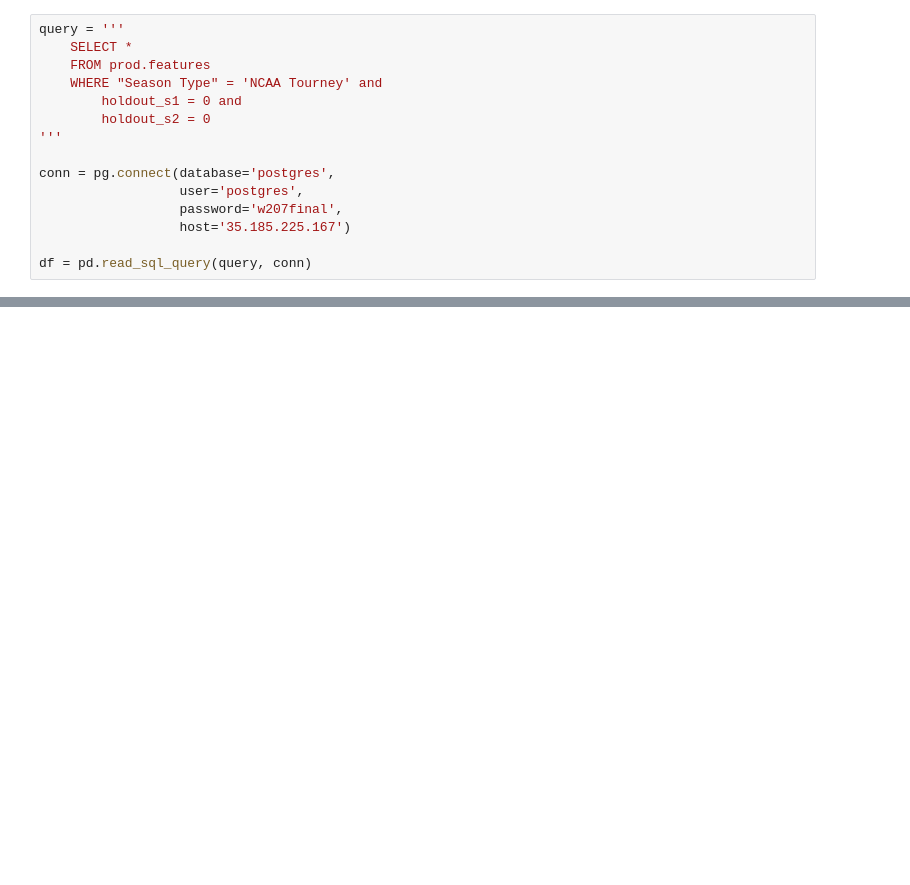
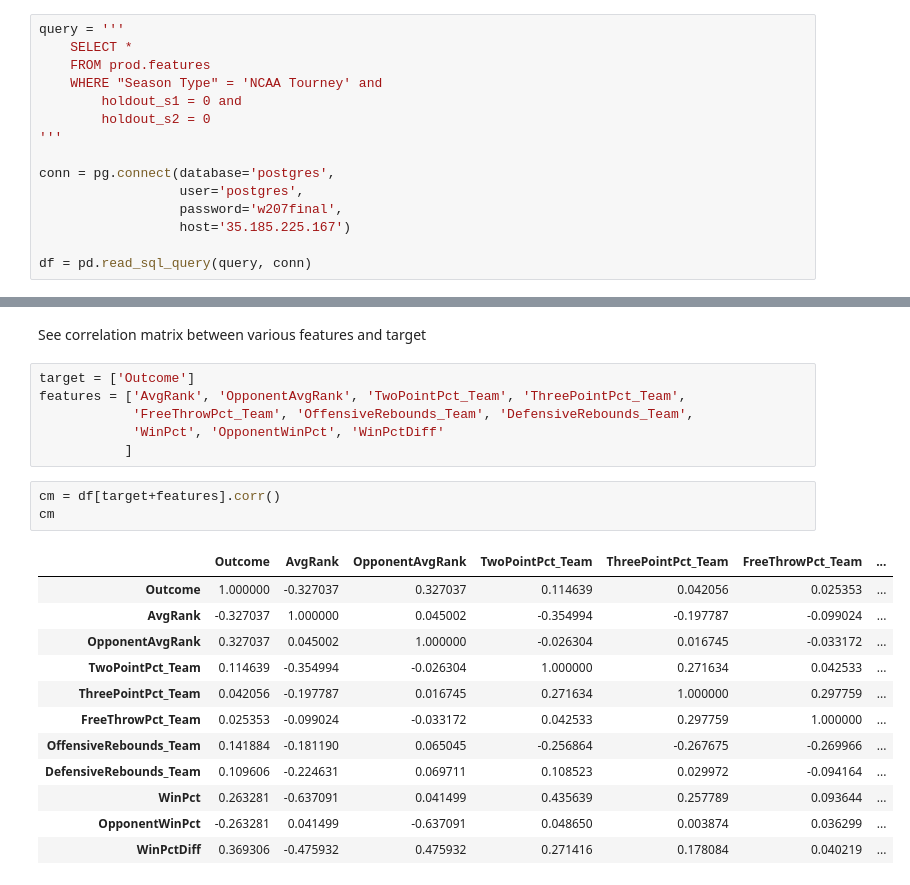
Before and after one commit to elyliu/mids-w207-final_proj-ncaa, a Jupyter notebook: Steve/01-eda-features.ipynb, the cells around one changed output, grey strips where cells are left out. Drawn from its saved outputs; the diff is of its cells as text; blank space fills up the shorter version.

```diff
--- a/Steve/01-eda-features.ipynb
+++ b/Steve/01-eda-features.ipynb
@@ -62,0 +66,24 @@ dtype: int64
+# %% [markdown]
+See correlation matrix between various features and target
+# %%
+target = ['Outcome']
+features = ['AvgRank', 'OpponentAvgRank', 'TwoPointPct_Team', 'ThreePointPct_Team',
+            'FreeThrowPct_Team', 'OffensiveRebounds_Team', 'DefensiveRebounds_Team',
+            'WinPct', 'OpponentWinPct', 'WinPctDiff'
+           ]
+# %%
+cm = df[target+features].corr()
+cm
+# %% [output]
+|  | Outcome | AvgRank | OpponentAvgRank | TwoPointPct_Team | ThreePointPct_Team | FreeThrowPct_Team | ... |
+| Outcome | 1.000000 | -0.327037 | 0.327037 | 0.114639 | 0.042056 | 0.025353 | ... |
+| AvgRank | -0.327037 | 1.000000 | 0.045002 | -0.354994 | -0.197787 | -0.099024 | ... |
+| OpponentAvgRank | 0.327037 | 0.045002 | 1.000000 | -0.026304 | 0.016745 | -0.033172 | ... |
+| TwoPointPct_Team | 0.114639 | -0.354994 | -0.026304 | 1.000000 | 0.271634 | 0.042533 | ... |
+| ThreePointPct_Team | 0.042056 | -0.197787 | 0.016745 | 0.271634 | 1.000000 | 0.297759 | ... |
+| FreeThrowPct_Team | 0.025353 | -0.099024 | -0.033172 | 0.042533 | 0.297759 | 1.000000 | ... |
+| OffensiveRebounds_Team | 0.141884 | -0.181190 | 0.065045 | -0.256864 | -0.267675 | -0.269966 | ... |
+| DefensiveRebounds_Team | 0.109606 | -0.224631 | 0.069711 | 0.108523 | 0.029972 | -0.094164 | ... |
+| WinPct | 0.263281 | -0.637091 | 0.041499 | 0.435639 | 0.257789 | 0.093644 | ... |
+| OpponentWinPct | -0.263281 | 0.041499 | -0.637091 | 0.048650 | 0.003874 | 0.036299 | ... |
+| WinPctDiff | 0.369306 | -0.475932 | 0.475932 | 0.271416 | 0.178084 | 0.040219 | ... |
```
Also changed, not shown: parts of 6 cells of this notebook, 1 other file.
